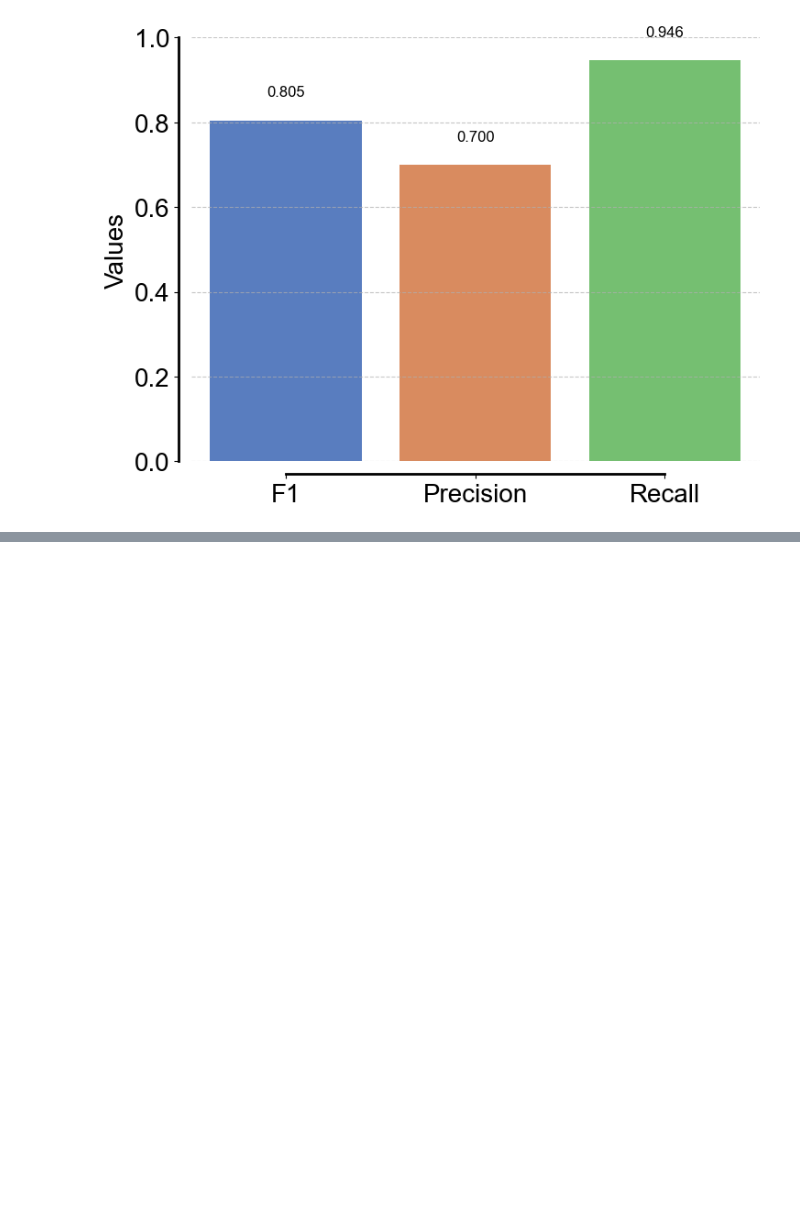
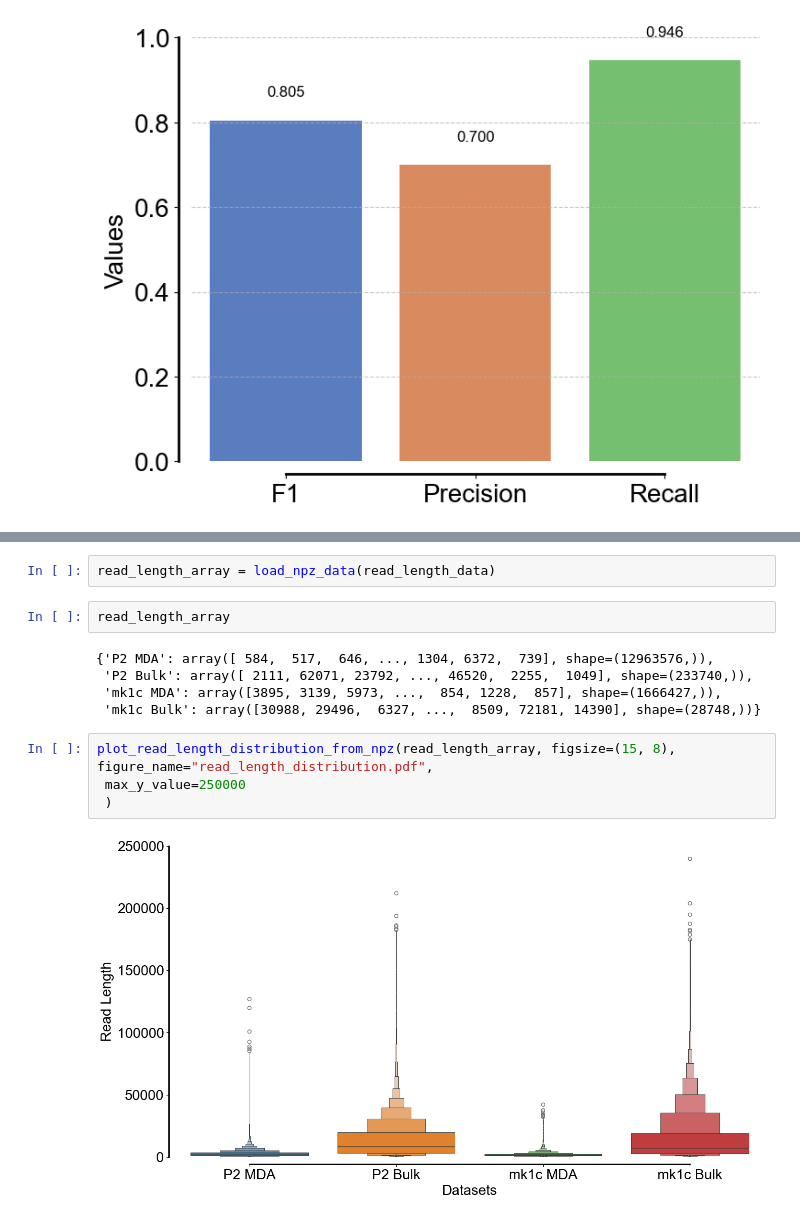
Before and after one commit to cauliyang/chimeralm_paper, a Jupyter notebook: figures/draw_figures.ipynb, the cells around one changed output, grey strips where cells are left out. Cells and saved outputs as stored; diff of their text form; blank space fills up the shorter version.

Commit message:
revise figures

```diff
--- a/figures/draw_figures.ipynb
+++ b/figures/draw_figures.ipynb
@@ -424,0 +473,15 @@ Text(0, 0.5, 'Values')
+# %%
+read_length_array = load_npz_data(read_length_data)
+# %%
+read_length_array
+# %% [output]
+{'P2 MDA': array([ 584,  517,  646, ..., 1304, 6372,  739], shape=(12963576,)),
+ 'P2 Bulk': array([ 2111, 62071, 23792, ..., 46520,  2255,  1049], shape=(233740,)),
+ 'mk1c MDA': array([3895, 3139, 5973, ...,  854, 1228,  857], shape=(1666427,)),
+ 'mk1c Bulk': array([30988, 29496,  6327, ...,  8509, 72181, 14390], shape=(28748,))}
+# %%
+plot_read_length_distribution_from_npz(read_length_array, figsize=(15, 8), figure_name="read_length_distribution.pdf",
+ max_y_value=250000
+ )
+# %% [output]
+[figure, added]
```
Also changed, not shown: parts of 7 cells of this notebook, 8 other files.
